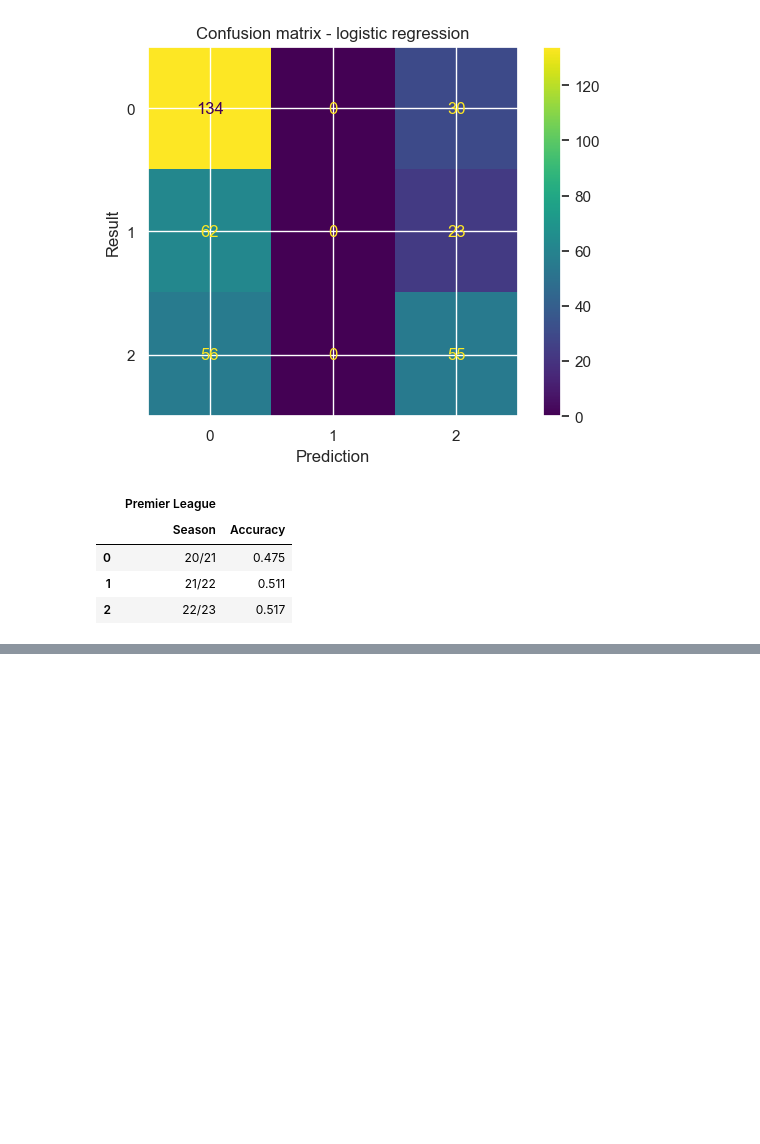
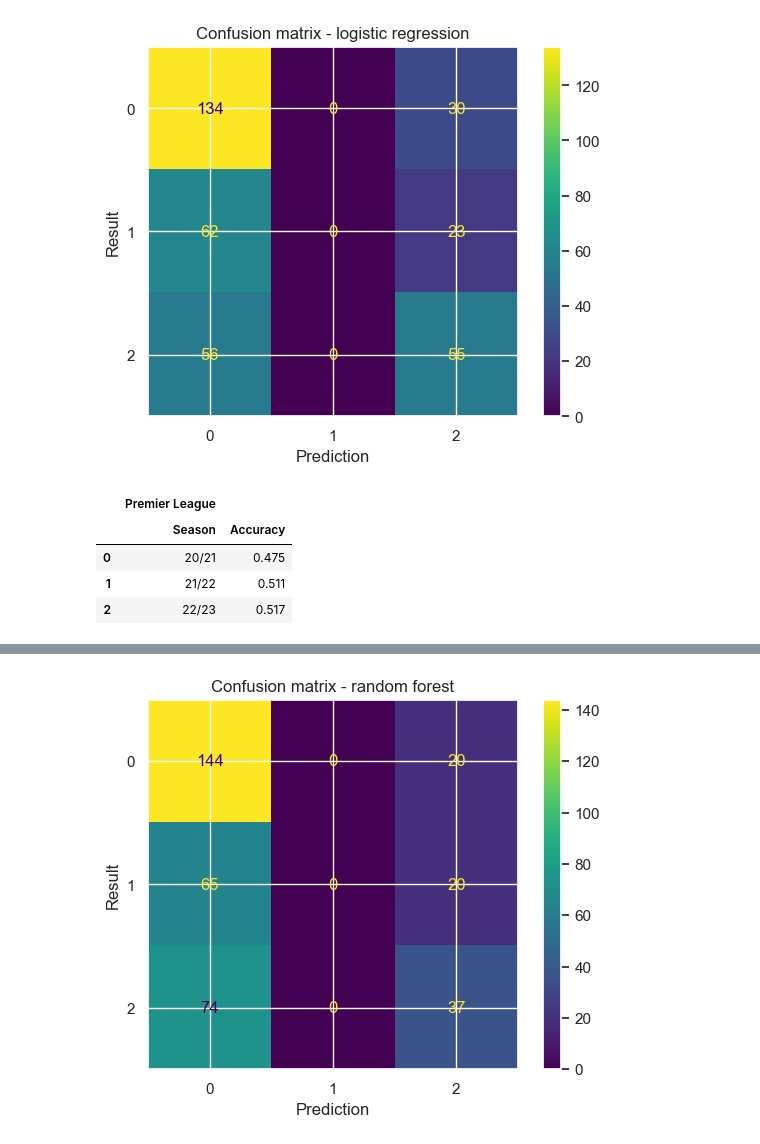
Before and after one commit to tmaxell/footforecast, a Jupyter notebook: analysis.ipynb, the cells around one changed output, grey strips where cells are left out. Cells and saved outputs as stored; diff of their text form; code cells hidden in the pictures; blank space fills up the shorter version.

Commit message:
random forest

```diff
--- a/analysis.ipynb
+++ b/analysis.ipynb
@@ -800,0 +804,4 @@ NameError: name 'RandomForestClassifier' is not defined
+# %%
+plot_confustion_matrix(y_test, y_pred_rf, rf_clf, 'random forest')
+# %% [output]
+[figure, added]
```
Also changed, not shown: parts of 2 cells of this notebook.
